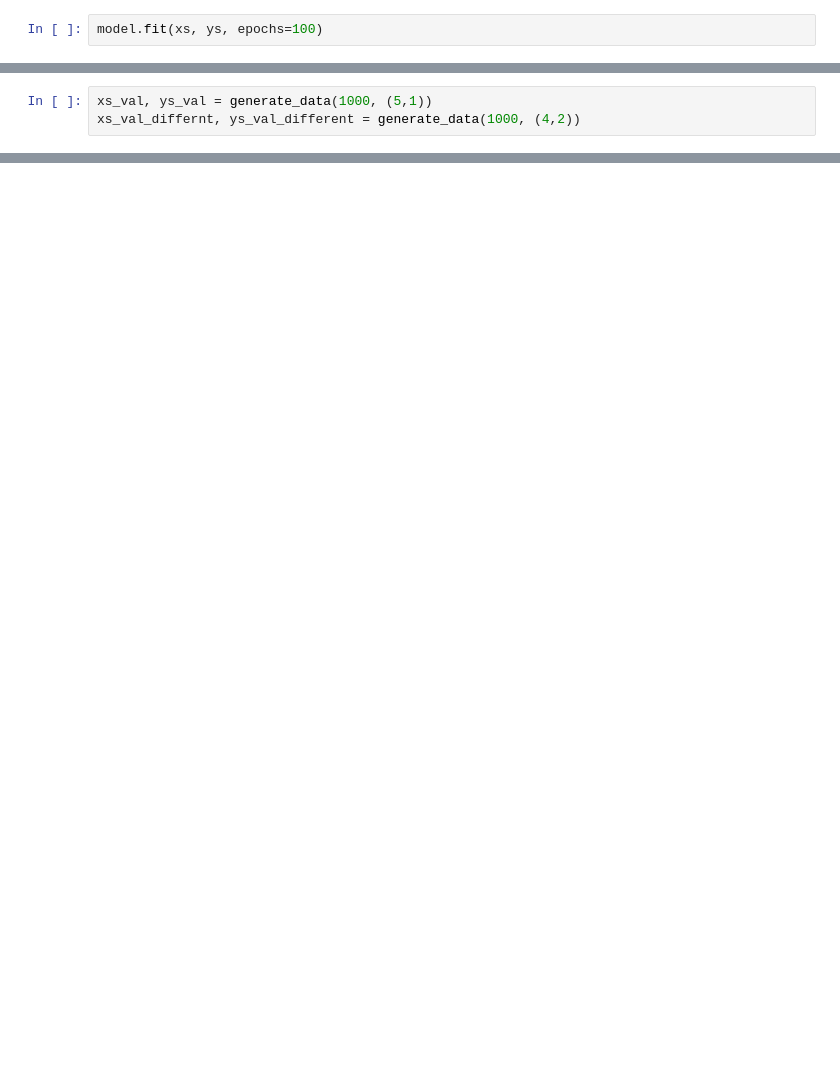
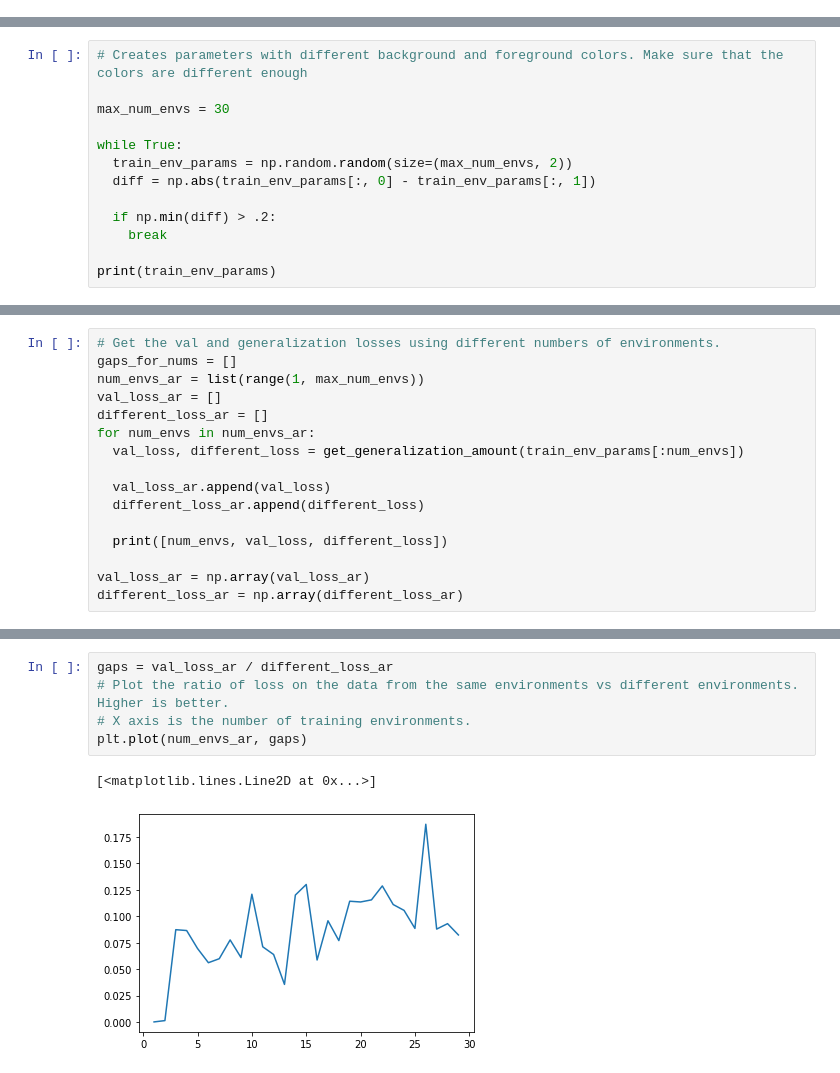
Before and after one commit to platers/meta-transfer-learning, a Jupyter notebook: reward_generalize_tester.ipynb, the cells around one changed output, grey strips where cells are left out. Drawn from its saved outputs; the diff is of its cells as text; blank space fills up the shorter version.

```diff
--- a/reward_generalize_tester.ipynb
+++ b/reward_generalize_tester.ipynb
@@ -57,2 +55,0 @@ model.compile(optimizer='adam',
-# %%
-model.fit(xs, ys, epochs=100)
@@ -78,3 +55,0 @@ Epoch 100/100
-# %%
-xs_val, ys_val = generate_data(1000, (5,1))
-xs_val_differnt, ys_val_different = generate_data(1000, (4,2))
@@ -89,0 +56,13 @@ model.evaluate(xs_val_differnt, ys_val_different)
+# %%
+# Creates parameters with different background and foreground colors. Make sure that the colors are different enough
+
+max_num_envs = 30
+
+while True:
+  train_env_params = np.random.random(size=(max_num_envs, 2))
+  diff = np.abs(train_env_params[:, 0] - train_env_params[:, 1])
+
+  if np.min(diff) > .2:
+    break
+
+print(train_env_params)
@@ -89,0 +113,16 @@ model.evaluate(xs_val_differnt, ys_val_different)
+# %%
+# Get the val and generalization losses using different numbers of environments.
+gaps_for_nums = []
+num_envs_ar = list(range(1, max_num_envs))
+val_loss_ar = []
+different_loss_ar = []
+for num_envs in num_envs_ar:
+  val_loss, different_loss = get_generalization_amount(train_env_params[:num_envs])
+
+  val_loss_ar.append(val_loss)
+  different_loss_ar.append(different_loss)
+
+  print([num_envs, val_loss, different_loss])
+
+val_loss_ar = np.array(val_loss_ar)
+different_loss_ar = np.array(different_loss_ar)
@@ -89,0 +147,8 @@ model.evaluate(xs_val_differnt, ys_val_different)
+# %%
+gaps = val_loss_ar / different_loss_ar
+# Plot the ratio of loss on the data from the same environments vs different environments. Higher is better.
+# X axis is the number of training environments.
+plt.plot(num_envs_ar, gaps)
+# %% [output]
+[<matplotlib.lines.Line2D at 0x...>]
+[figure, added]
```
Also changed, not shown: parts of 13 cells of this notebook.
